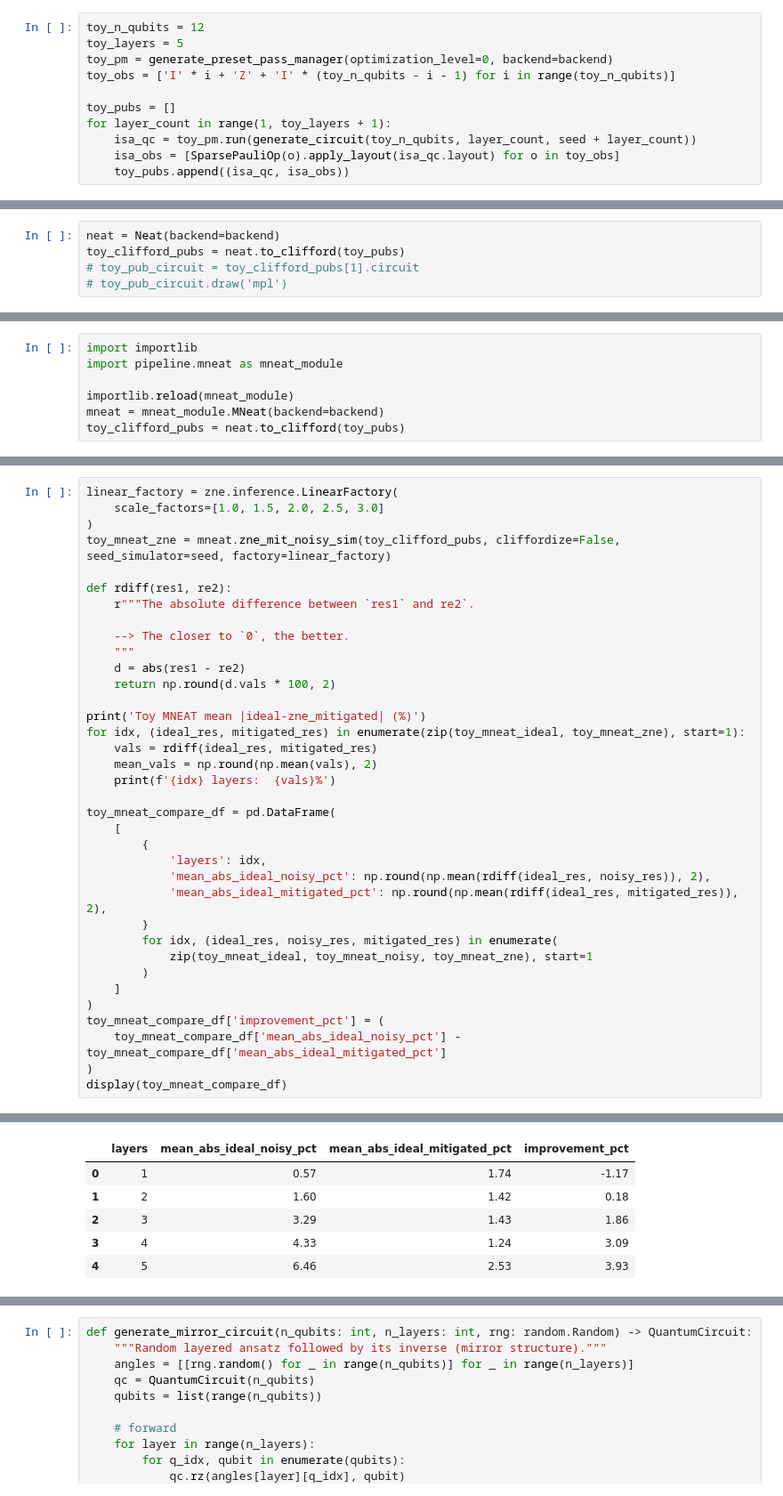
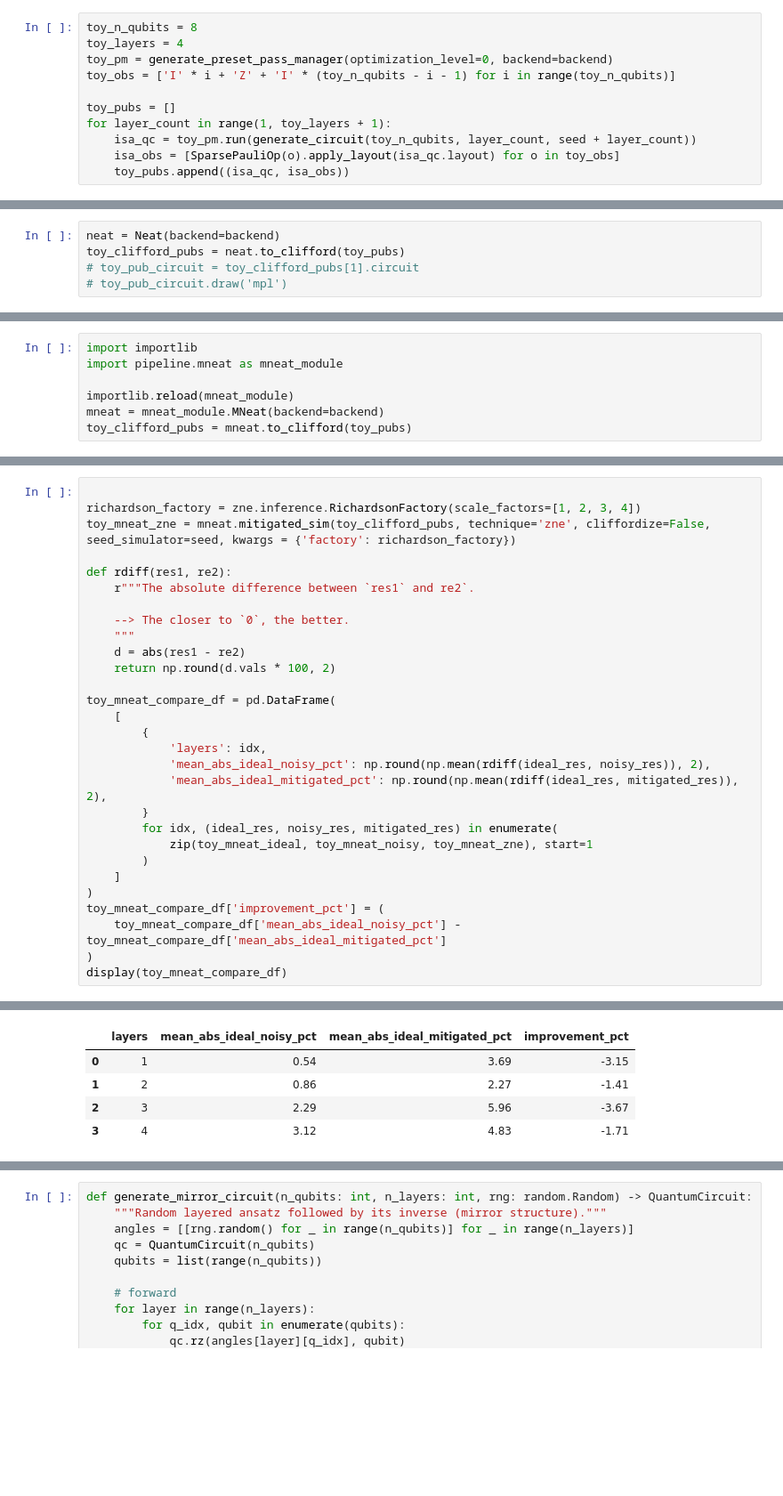
Before and after one commit to GibboSan/easy-q, a Jupyter notebook: quantum_optimization/playground.ipynb, the cells around one changed output, grey strips where cells are left out. Shown at 89% size. Saved outputs shown, nothing was run; the diff lists cells and outputs as text; blank space fills up the shorter version.

```diff
--- a/quantum_optimization/playground.ipynb
+++ b/quantum_optimization/playground.ipynb
@@ -217,8 +217,8 @@ toy_qc.draw('mpl')
 # %% [output]
 [figure]
 # %%
-toy_n_qubits = 12
-toy_layers = 5
+toy_n_qubits = 8
+toy_layers = 4
 toy_pm = generate_preset_pass_manager(optimization_level=0, backend=backend)
 toy_obs = ['I' * i + 'Z' + 'I' * (toy_n_qubits - i - 1) for i in range(toy_n_qubits)]
 
@@ -273,7 +286,7 @@ import pipeline.mneat as mneat_module
 
 importlib.reload(mneat_module)
 mneat = mneat_module.MNeat(backend=backend)
-toy_clifford_pubs = neat.to_clifford(toy_pubs)
+toy_clifford_pubs = mneat.to_clifford(toy_pubs)
 # %%
 # Toy mitigated simulation with MNeat
 # (default: execution_mode='estimator')
@@ -340,8 +360,7 @@ NeatResult([NeatPubResult(vals=array([0.95556641])), NeatPubResult(vals=array([0
 # %%
-linear_factory = zne.inference.LinearFactory(
-    scale_factors=[1.0, 1.5, 2.0, 2.5, 3.0]
-)
-toy_mneat_zne = mneat.zne_mit_noisy_sim(toy_clifford_pubs, cliffordize=False, seed_simulator=seed, factory=linear_factory)
+
+richardson_factory = zne.inference.RichardsonFactory(scale_factors=[1, 2, 3, 4])
+toy_mneat_zne = mneat.mitigated_sim(toy_clifford_pubs, technique='zne', cliffordize=False, seed_simulator=seed, kwargs = {'factory': richardson_factory})
 
 def rdiff(res1, re2):
     r"""The absolute difference between `res1` and re2`.
@@ -350,12 +369,6 @@ def rdiff(res1, re2):
     """
     d = abs(res1 - re2)
     return np.round(d.vals * 100, 2)
-
-print('Toy MNEAT mean |ideal-zne_mitigated| (%)')
-for idx, (ideal_res, mitigated_res) in enumerate(zip(toy_mneat_ideal, toy_mneat_zne), start=1):
-    vals = rdiff(ideal_res, mitigated_res)
-    mean_vals = np.round(np.mean(vals), 2)
-    print(f'{idx} layers:  {vals}%')
 
 toy_mneat_compare_df = pd.DataFrame(
     [
@@ -383,6 +390,5 @@ Toy MNEAT mean |ideal-zne_mitigated| (%)
 |  | layers | mean_abs_ideal_noisy_pct | mean_abs_ideal_mitigated_pct | improvement_pct |
-| 0 | 1 | 0.57 | 1.74 | -1.17 |
-| 1 | 2 | 1.60 | 1.42 | 0.18 |
-| 2 | 3 | 3.29 | 1.43 | 1.86 |
-| 3 | 4 | 4.33 | 1.24 | 3.09 |
-| 4 | 5 | 6.46 | 2.53 | 3.93 |
+| 0 | 1 | 0.54 | 3.69 | -3.15 |
+| 1 | 2 | 0.86 | 2.27 | -1.41 |
+| 2 | 3 | 2.29 | 5.96 | -3.67 |
+| 3 | 4 | 3.12 | 4.83 | -1.71 |
```
Also changed, not shown: parts of 20 cells of this notebook, 1 other file.
